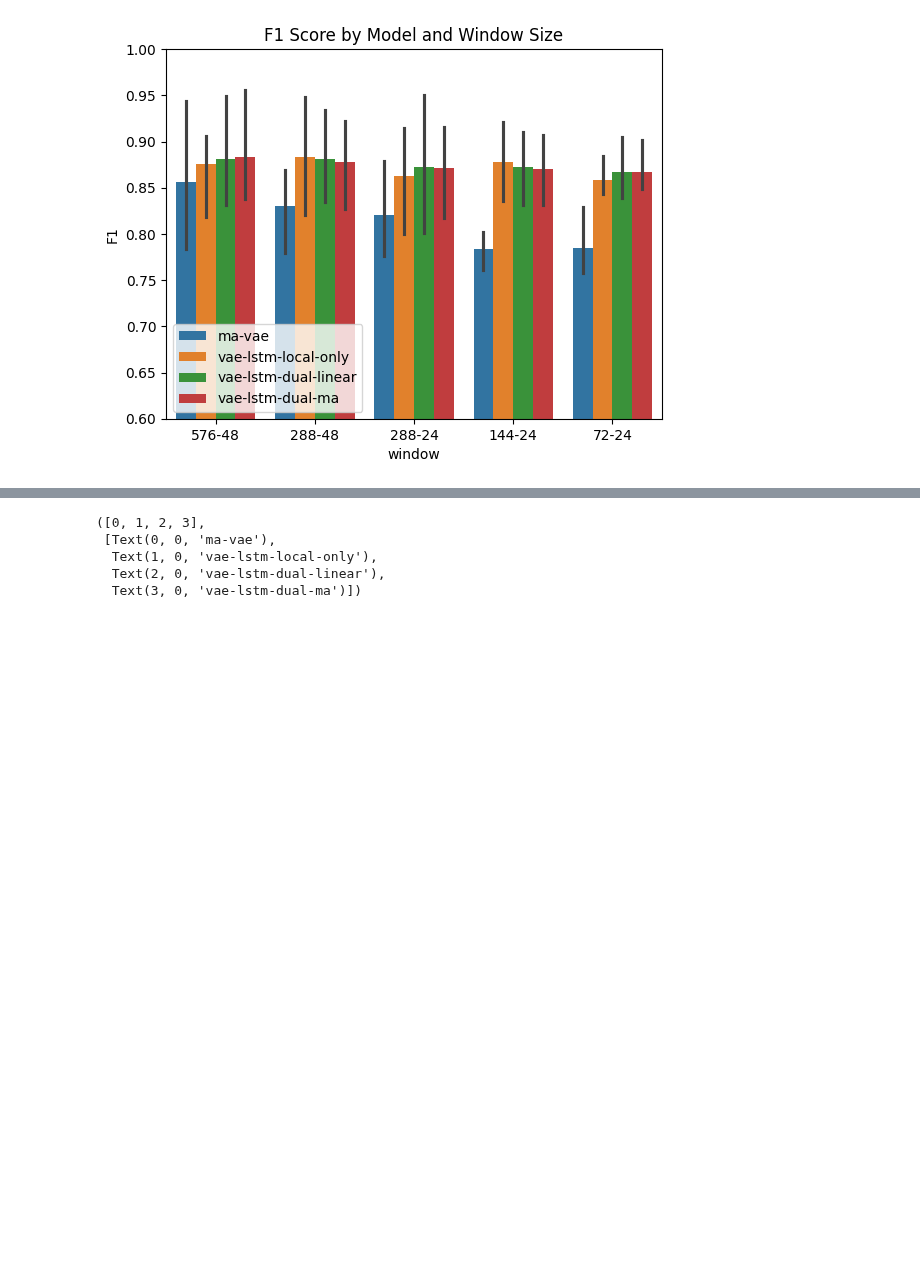
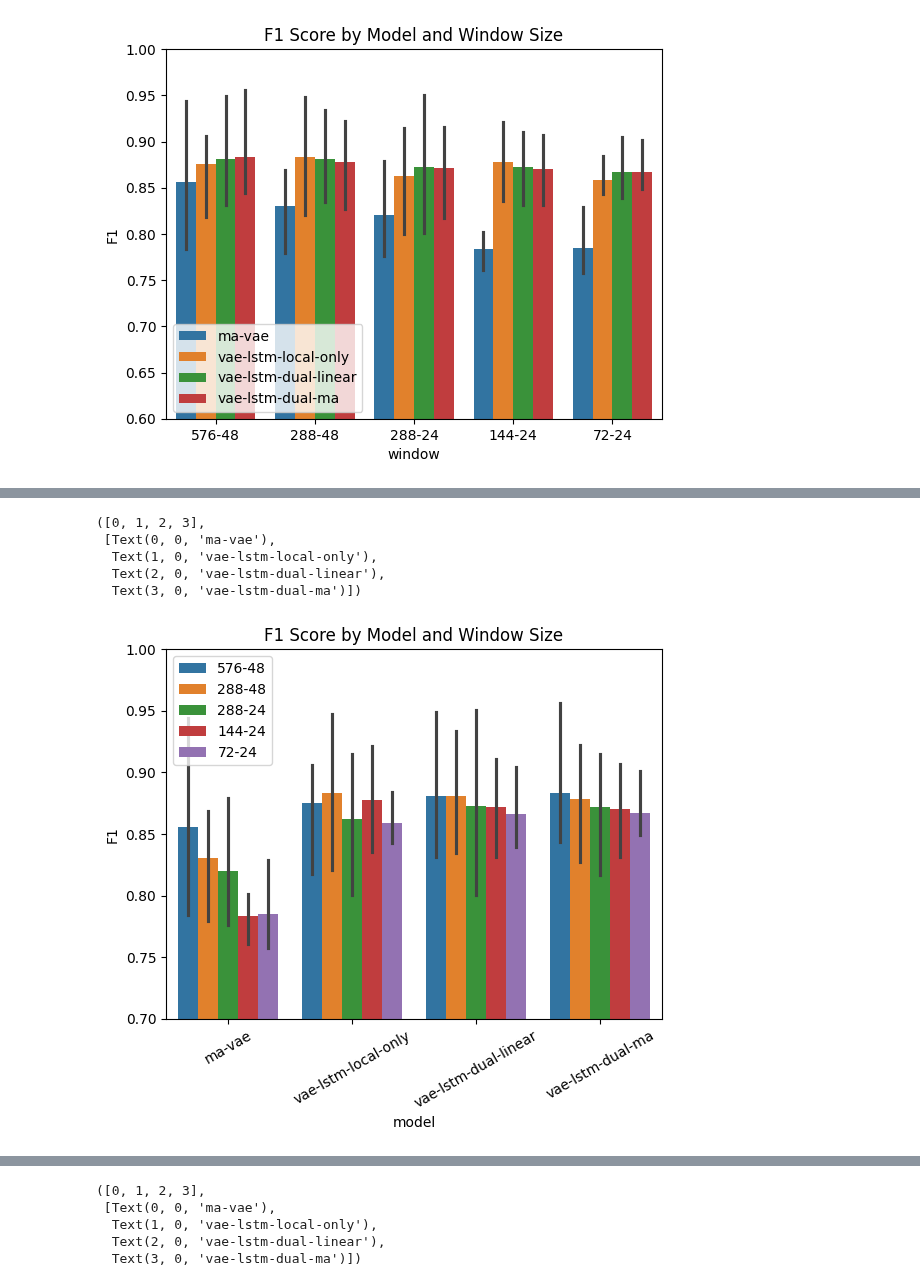
Before and after one commit to peunsu/wesad_stress_detection, a Jupyter notebook: dual-branch-vae-lstm/anomaly_detection.ipynb, the cells around one changed output, grey strips where cells are left out. Saved outputs shown, nothing was run; the diff lists cells and outputs as text; code cells hidden in the pictures; blank space fills up the shorter version.

Commit message:
Add visualization chart

```diff
--- a/dual-branch-vae-lstm/anomaly_detection.ipynb
+++ b/dual-branch-vae-lstm/anomaly_detection.ipynb
@@ -811,0 +812,13 @@ plt.legend(loc='lower left')
+# %%
+sns.barplot(data=result_df, x='model', y='F1', hue='window', order=['ma-vae', 'vae-lstm-local-only', 'vae-lstm-dual-linear', 'vae-lstm-dual-ma'])
+plt.title('F1 Score by Model and Window Size')
+plt.ylim(0.70, 1.00)
+plt.legend(loc='upper left')
+plt.xticks(rotation=30)
+# %% [output]
+([0, 1, 2, 3],
+ [Text(0, 0, 'ma-vae'),
+  Text(1, 0, 'vae-lstm-local-only'),
+  Text(2, 0, 'vae-lstm-dual-linear'),
+  Text(3, 0, 'vae-lstm-dual-ma')])
+[figure, added]
```
Also changed, not shown: parts of 2 cells of this notebook.
